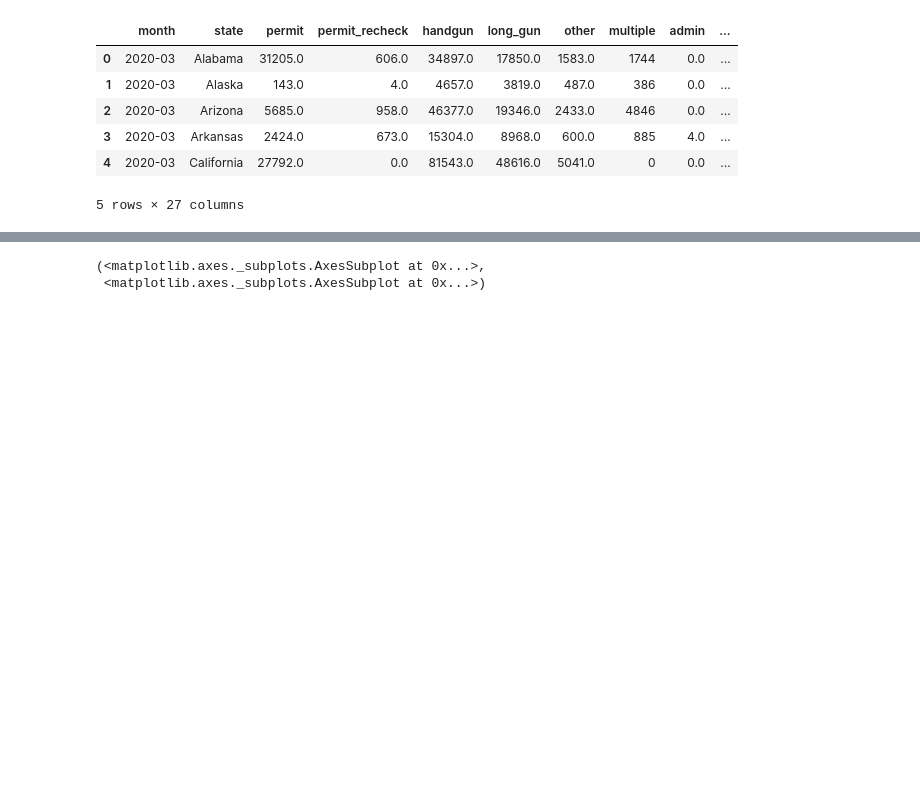
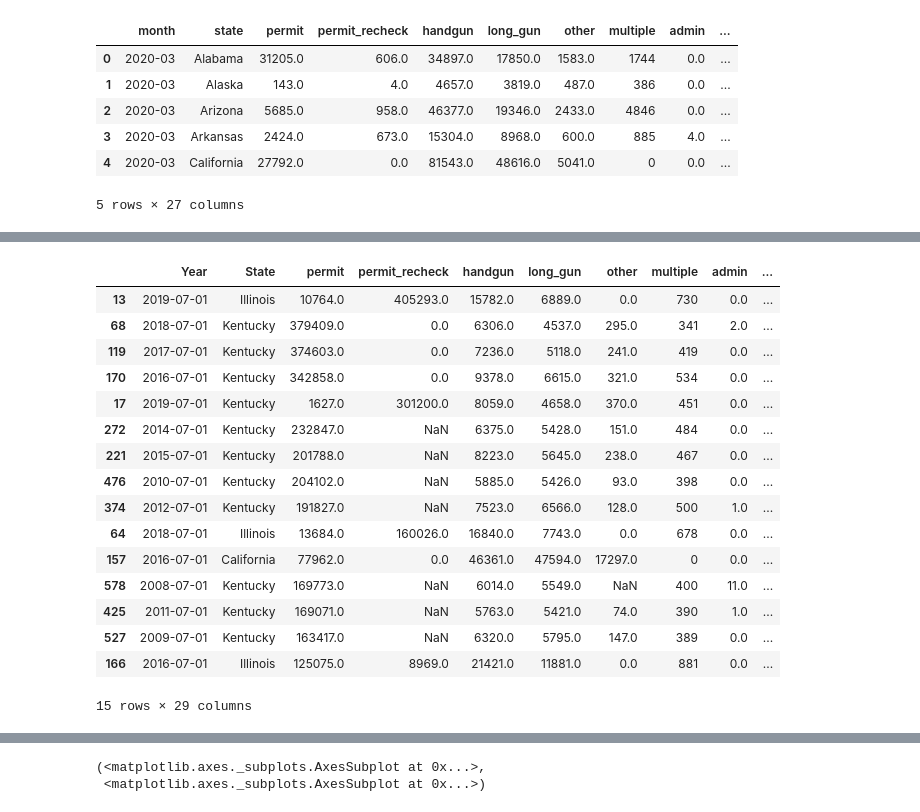
Before and after one commit to amitbhsingh/Udacity-Nanodegree, a Jupyter notebook: project02/fbi gun.ipynb, the cells around one changed output, grey strips where cells are left out. Saved outputs shown, nothing was run; the diff lists cells and outputs as text; code cells hidden in the pictures; blank space fills up the shorter version.

```diff
--- a/project02/fbi gun.ipynb
+++ b/project02/fbi gun.ipynb
@@ -86,0 +130,21 @@ gda=pd.merge(df,dg,on=['State','Year'])
+# %%
+# Top 15 highest guns sold
+gda.nlargest(15,'totals')
+# %% [output]
+|  | Year | State | permit | permit_recheck | handgun | long_gun | other | multiple | admin | ... |
+| 13 | 2019-07-01 | Illinois | 10764.0 | 405293.0 | 15782.0 | 6889.0 | 0.0 | 730 | 0.0 | ... |
+| 68 | 2018-07-01 | Kentucky | 379409.0 | 0.0 | 6306.0 | 4537.0 | 295.0 | 341 | 2.0 | ... |
+| 119 | 2017-07-01 | Kentucky | 374603.0 | 0.0 | 7236.0 | 5118.0 | 241.0 | 419 | 0.0 | ... |
+| 170 | 2016-07-01 | Kentucky | 342858.0 | 0.0 | 9378.0 | 6615.0 | 321.0 | 534 | 0.0 | ... |
+| 17 | 2019-07-01 | Kentucky | 1627.0 | 301200.0 | 8059.0 | 4658.0 | 370.0 | 451 | 0.0 | ... |
+| 272 | 2014-07-01 | Kentucky | 232847.0 | NaN | 6375.0 | 5428.0 | 151.0 | 484 | 0.0 | ... |
+| 221 | 2015-07-01 | Kentucky | 201788.0 | NaN | 8223.0 | 5645.0 | 238.0 | 467 | 0.0 | ... |
+| 476 | 2010-07-01 | Kentucky | 204102.0 | NaN | 5885.0 | 5426.0 | 93.0 | 398 | 0.0 | ... |
+| 374 | 2012-07-01 | Kentucky | 191827.0 | NaN | 7523.0 | 6566.0 | 128.0 | 500 | 1.0 | ... |
+| 64 | 2018-07-01 | Illinois | 13684.0 | 160026.0 | 16840.0 | 7743.0 | 0.0 | 678 | 0.0 | ... |
+| 157 | 2016-07-01 | California | 77962.0 | 0.0 | 46361.0 | 47594.0 | 17297.0 | 0 | 0.0 | ... |
+| 578 | 2008-07-01 | Kentucky | 169773.0 | NaN | 6014.0 | 5549.0 | NaN | 400 | 11.0 | ... |
+| 425 | 2011-07-01 | Kentucky | 169071.0 | NaN | 5763.0 | 5421.0 | 74.0 | 390 | 1.0 | ... |
+| 527 | 2009-07-01 | Kentucky | 163417.0 | NaN | 6320.0 | 5795.0 | 147.0 | 389 | 0.0 | ... |
+| 166 | 2016-07-01 | Illinois | 125075.0 | 8969.0 | 21421.0 | 11881.0 | 0.0 | 881 | 0.0 | ... |
+15 rows × 29 columns
```
Also changed, not shown: parts of 23 cells of this notebook, 7 other files.
